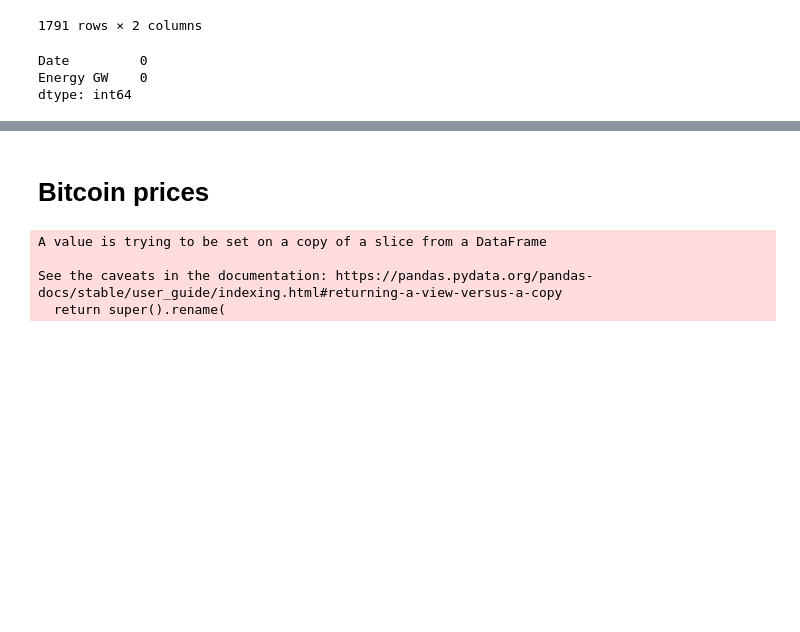
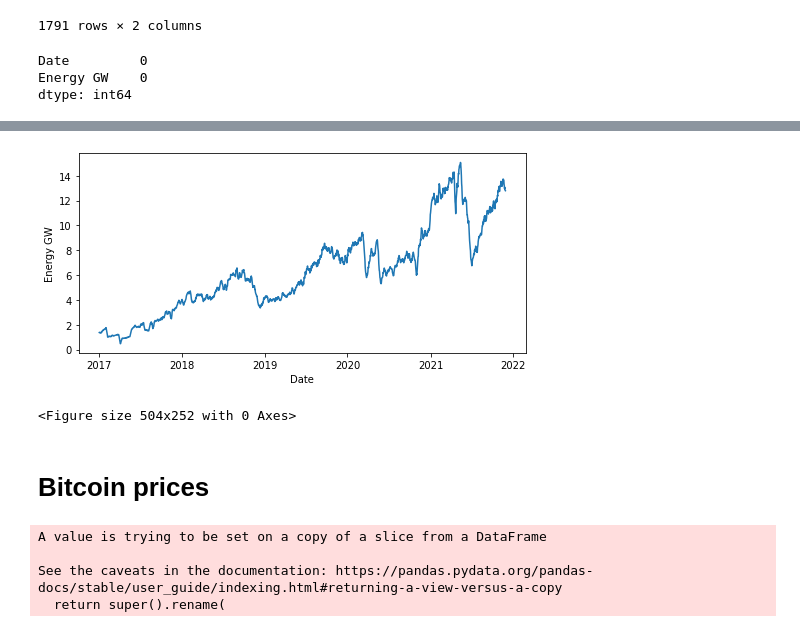
Before and after one commit to QuantLet/SDA_2021_St_Gallen, a Jupyter notebook: data_merging.ipynb, the cells around one changed output, grey strips where cells are left out. Saved outputs shown, nothing was run; the diff lists cells and outputs as text; code cells hidden in the pictures; blank space fills up the shorter version.

```diff
--- a/data_merging.ipynb
+++ b/data_merging.ipynb
@@ -48,3 +56,15 @@ dtype: int64
+# %%
+plt.rcParams["figure.figsize"] = [7.00, 3.50]
+plt.rcParams["figure.autolayout"] = True
+
+ax = sns.lineplot(x="Date", y="Energy GW", data=df_energy_clean)
+# plt.xticks(rotation=15)
+# plt.title('seaborn-matplotlib example')
+plt.show()
+plt.savefig('energy.png')
+# %% [output]
+[figure, added]
+<Figure size 504x252 with 0 Axes>
 # %% [markdown]
 # Bitcoin prices
 # %%
```
Also changed, not shown: parts of 2 cells of this notebook, 2 other files.
